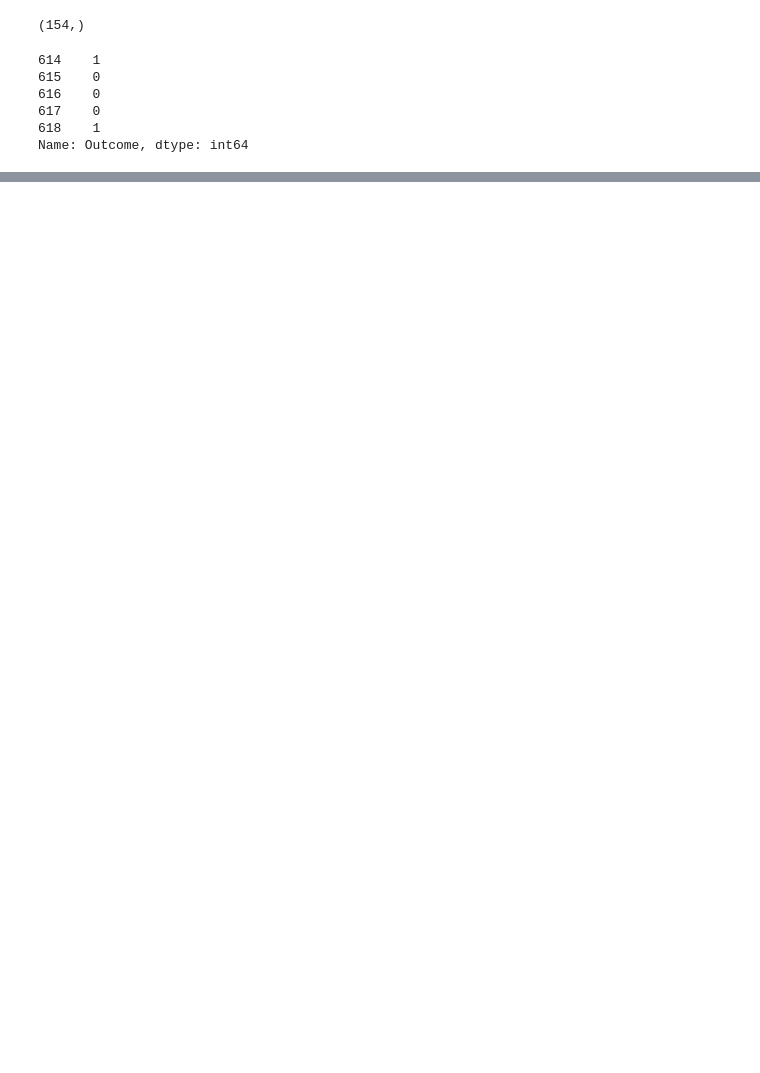
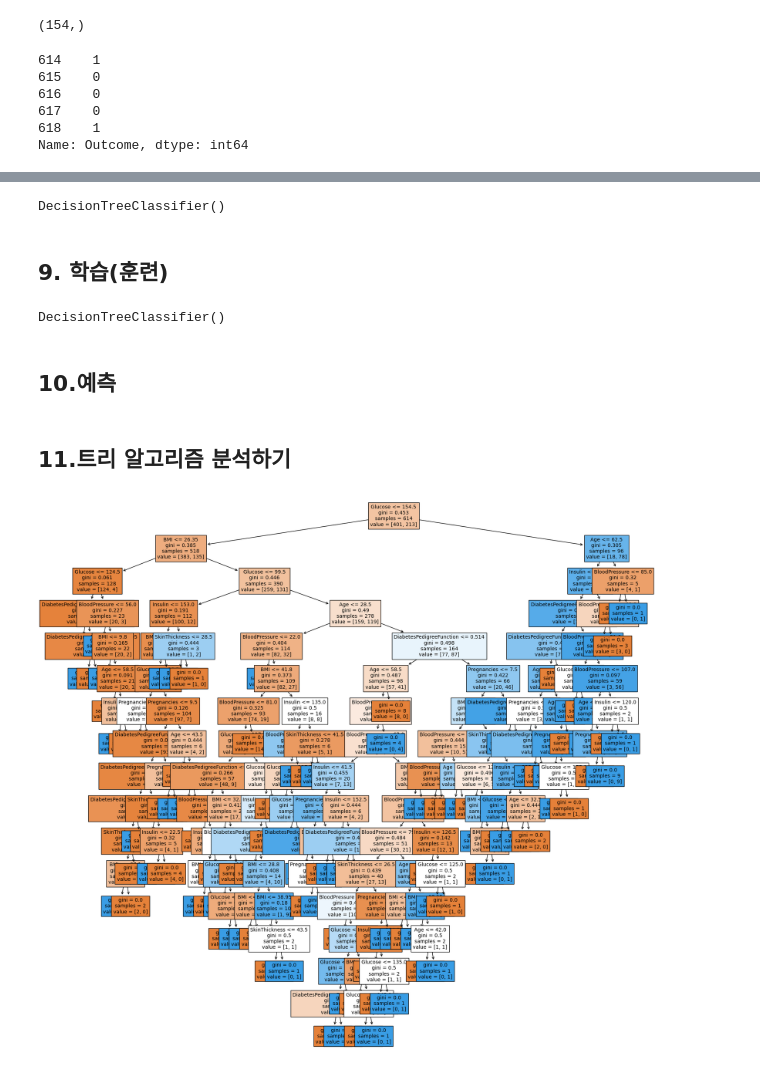
Before and after one commit to jhk990602/datapractice, a Jupyter notebook: Pima_Indians_Diabetes.ipynb, the cells around one changed output, grey strips where cells are left out. Saved outputs shown, nothing was run; the diff lists cells and outputs as text; code cells hidden in the pictures; blank space fills up the shorter version.

Commit message:
boostcourse[프로젝트로 배우는 데이터사이언스] (Decision Tree, Classifier)

```diff
--- a/Pima_Indians_Diabetes.ipynb
+++ b/Pima_Indians_Diabetes.ipynb
@@ -134,0 +139,16 @@ Name: Outcome, dtype: int64
+# %%
+#당뇨인지 아닌지 분류기 때문에 Classifier
+from sklearn.tree import DecisionTreeClassifier
+model = DecisionTreeClassifier()
+model
+# %% [output]
+DecisionTreeClassifier()
+# %% [markdown]
+## 9. 학습(훈련)
+# %%
+#X_train 과 y_train을 학습시킴
+model.fit(X_train,y_train)
+# %% [output]
+DecisionTreeClassifier()
+# %% [markdown]
+## 10.예측
@@ -134,0 +157,8 @@ Name: Outcome, dtype: int64
+# %% [markdown]
+## 11.트리 알고리즘 분석하기
+# %%
+from sklearn.tree import plot_tree
+plt.figure(figsize=(20,20))
+tree = plot_tree(model, feature_names = feature_names, filled=True, fontsize=10)
+# %% [output]
+[figure, added]
```
Also changed, not shown: parts of 11 cells of this notebook.
